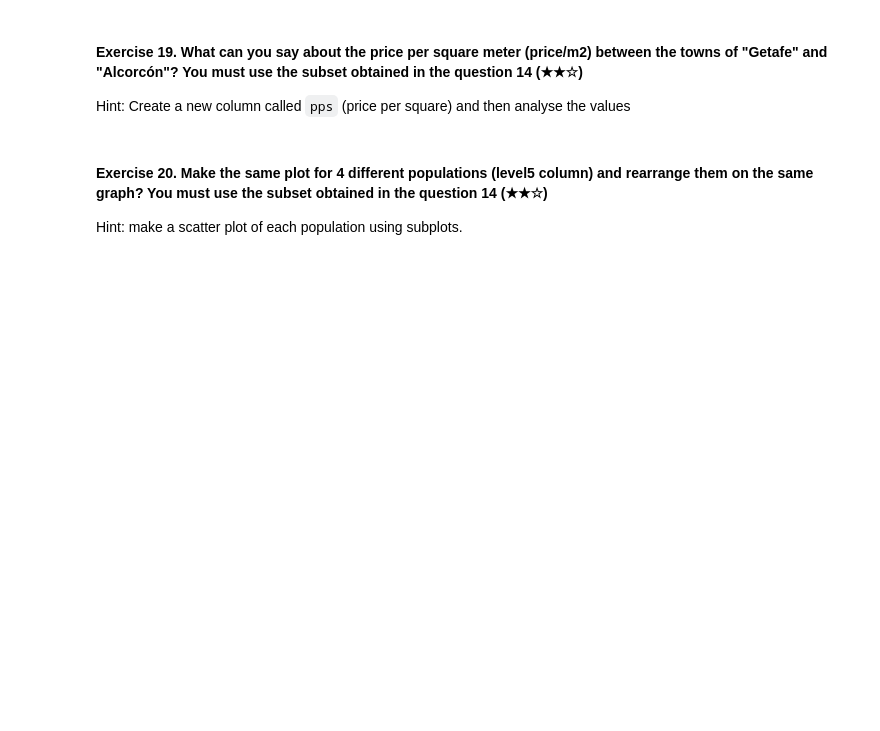
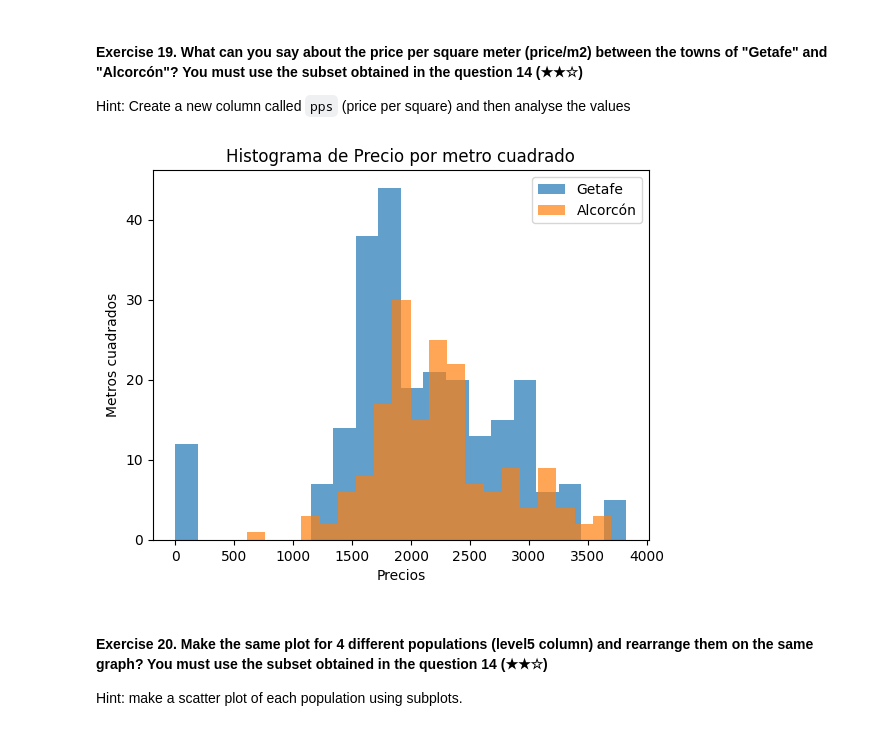
Before and after one commit to lbdelilla/realestate-datacleanup-exercise, a Jupyter notebook: project.es.ipynb, the cells around one changed output. Cells and saved outputs as stored; diff of their text form; code cells hidden in the pictures; blank space fills up the shorter version.

```diff
--- a/project.es.ipynb
+++ b/project.es.ipynb
@@ -306,6 +436,29 @@ Hint: You can help yourself reviewing the multihist demo of Matplotlib
 Hint: Create a new column called `pps` (price per square) and then analyse the values
 # %%
 # TODO
+
+subconjunto = ds[ds['level5'].isin(["Fuenlabrada", "Leganés", "Getafe", "Alcorcón"])].copy()
+
+subconjunto['pps'] = subconjunto["price"] / subconjunto["surface"]
+
+get_alcor = subconjunto[subconjunto['level5'].isin(["Getafe", "Alcorcón"])]
+
+fig, ax = plt.subplots()
+
+for population in ["Getafe", "Alcorcón"]:
+    population_pps = get_alcor[get_alcor['level5'] == population]['pps']
+    ax.hist(population_pps, bins=20, alpha=0.7, label=population)
+
+ax.set_title('Histograma de Precio por metro cuadrado')
+ax.set_xlabel('Precios')
+ax.set_ylabel('Metros cuadrados')
+ax.legend()
+plt.show()
+
+
+# print(get_alcor["pps"])
+# %% [output]
+[figure, added]
 # %% [markdown]
 #### Exercise 20. Make the same plot for 4 different populations (level5 column) and rearrange them on the same graph? You must use the subset obtained in the question 14 (★★☆)
 Hint: make a scatter plot of each population using subplots.
```
Also changed, not shown: parts of 11 cells of this notebook.
